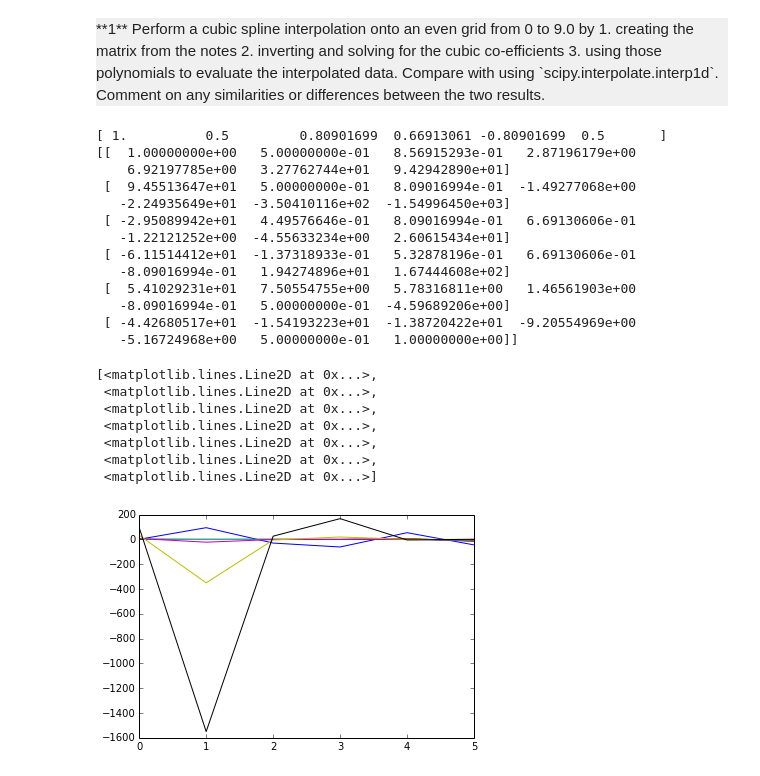
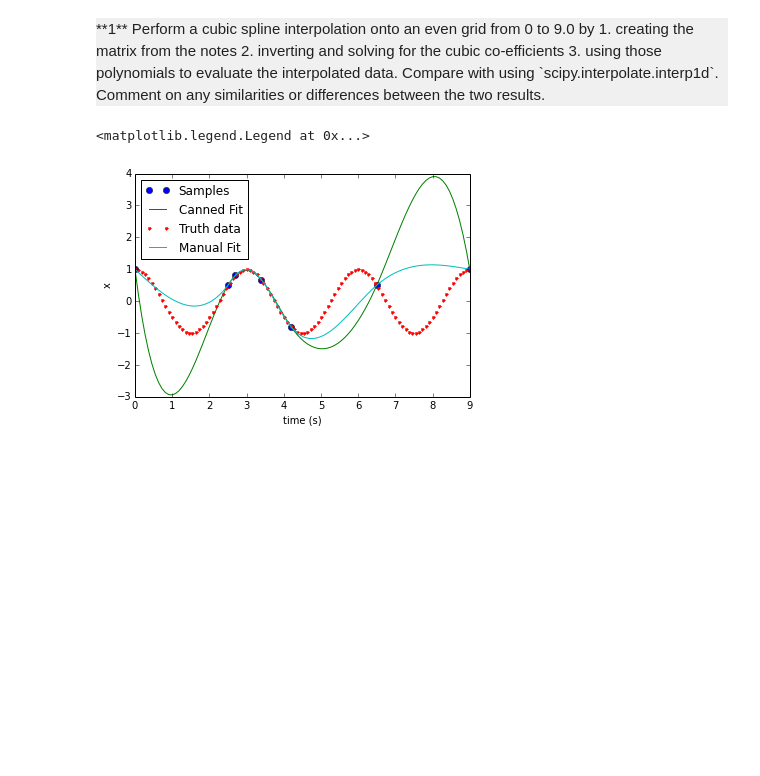
Before and after one commit to rethmecc/Phy411Assignments, a Jupyter notebook: Assignment-08.ipynb, the cells around one changed output. Cells and saved outputs as stored; diff of their text form; code cells hidden in the pictures; blank space fills up the shorter version.

```diff
--- a/Assignment-08.ipynb
+++ b/Assignment-08.ipynb
@@ -180,57 +128,54 @@ Comment on any similarities or differences between the two results.
 # %%
 N=6
 M=np.zeros((N+1,N+1))
 X=np.zeros(N+1)
 M[0][0]=1;M[N][N]=1
 
 for m in range(1,N):
     M[m,m-1:m+2]=(t[m]-t[m-1],2*(t[m+1]-t[m-1]),t[m+1]-t[m])
     X[m]=((x[m+1]-x[m])/(t[m+1]-t[m])-(x[m]-x[m-1])/(t[m]-t[m-1]))*3.
 
 inverse=np.linalg.inv(M)
 c = np.dot(inverse,X)
 
 d=np.zeros(N)
 for i in range(0,N-1):
     d[i]=(c[i+1]-c[i])/3./(t[i+1]-t[i])
 d[N-1]=-c[N-1]/3./(t[N]-t[N-1])
 
 b=np.zeros(N)
 
 for i in range(0,N):
     b[i]=(x[i+1]-x[i]-(t[i+1]-t[i])**2*c[i]-(t[i+1]-t[i])**3*d[i])/(t[i+1]-t[i])
 
 a=x[:N]
-print a
 
 q=np.zeros((N,N+1))
+t = np.array([0.,2.5,2.7,3.4,4.2,6.5,9.0])
+def q(T):
+    i = np.where(T<=t[1:])[0][0]
+    return a[i]+b[i]*(T-t[i])+c[i]*(T-t[i])**2+d[i]*(T-t[i])**3
 
-def q(i):
-    for j in range(N):
-        if
+time=np.linspace(t[0],t[N],100)
+Q=np.zeros(100)
 
-for i in range(0,N):
-    q[i,:]=a[i]+b[i]*(t-t[i])+c[i]*(t-t[i])**2+d[i]*(t-t[i])**3
-print q
+for ind in range(len(time)):
+    Q[ind]=q(time[ind])
+
+x0= np.cos(time*2*np.pi/3)
+
+f = interpolate.interp1d(t, x,'cubic')
+
+xnew = f(time)
+
+fig,ax=plt.subplots(1,1)
+ax.plot(t, x, 'o',label='Samples')
+ax.plot(time, xnew,'-',label='Canned Fit')
+ax.plot(time,x0,'.',label='Truth data')
+ax.plot(time,Q,'-',label='Manual Fit')
+ax.set_xlabel('time (s)')
+ax.set_ylabel('x')
+ax.legend(loc=0)
 # %% [output]
-[ 1.          0.5         0.80901699  0.66913061 -0.80901699  0.5       ]
-[[  1.00000000e+00   5.00000000e-01   8.56915293e-01   2.87196179e+00
-    6.92197785e+00   3.27762744e+01   9.42942890e+01]
- [  9.45513647e+01   5.00000000e-01   8.09016994e-01  -1.49277068e+00
-   -2.24935649e+01  -3.50410116e+02  -1.54996450e+03]
- [ -2.95089942e+01   4.49576646e-01   8.09016994e-01   6.69130606e-01
-   -1.22121252e+00  -4.55633234e+00   2.60615434e+01]
- [ -6.11514412e+01  -1.37318933e-01   5.32878196e-01   6.69130606e-01
-   -8.09016994e-01   1.94274896e+01   1.67444608e+02]
- [  5.41029231e+01   7.50554755e+00   5.78316811e+00   1.46561903e+00
-   -8.09016994e-01   5.00000000e-01  -4.59689206e+00]
- [ -4.42680517e+01  -1.54193223e+01  -1.38720422e+01  -9.20554969e+00
-   -5.16724968e+00   5.00000000e-01   1.00000000e+00]]
+<matplotlib.legend.Legend at 0x...>
-[<matplotlib.lines.Line2D at 0x...>,
- <matplotlib.lines.Line2D at 0x...>,
- <matplotlib.lines.Line2D at 0x...>,
- <matplotlib.lines.Line2D at 0x...>,
- <matplotlib.lines.Line2D at 0x...>,
- <matplotlib.lines.Line2D at 0x...>,
- <matplotlib.lines.Line2D at 0x...>]
-[figure, old version]
+[figure, new version]
```
Also changed, not shown: parts of 10 cells of this notebook, 1 other file.
